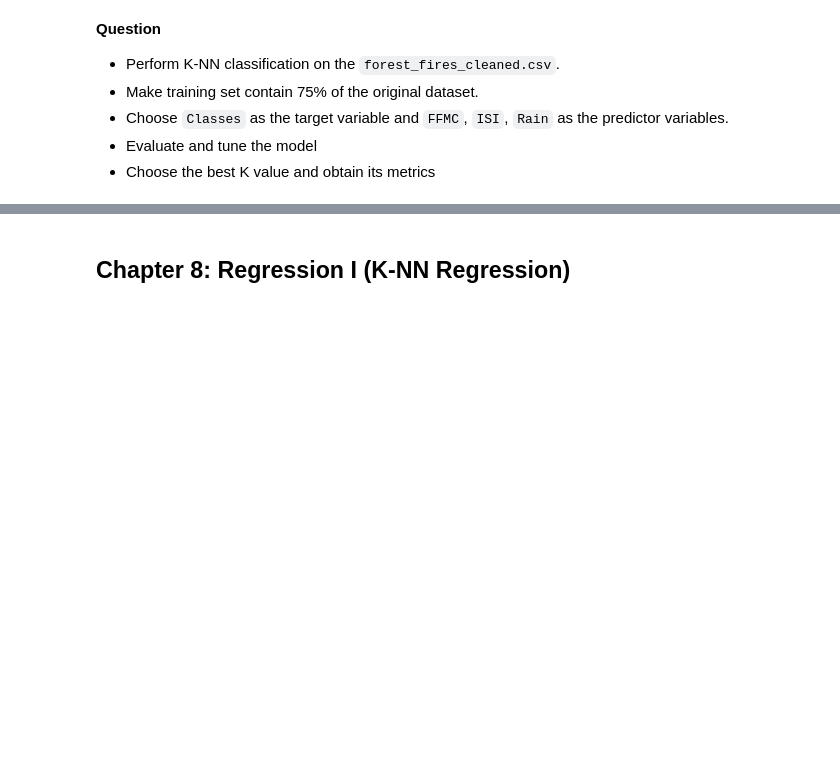
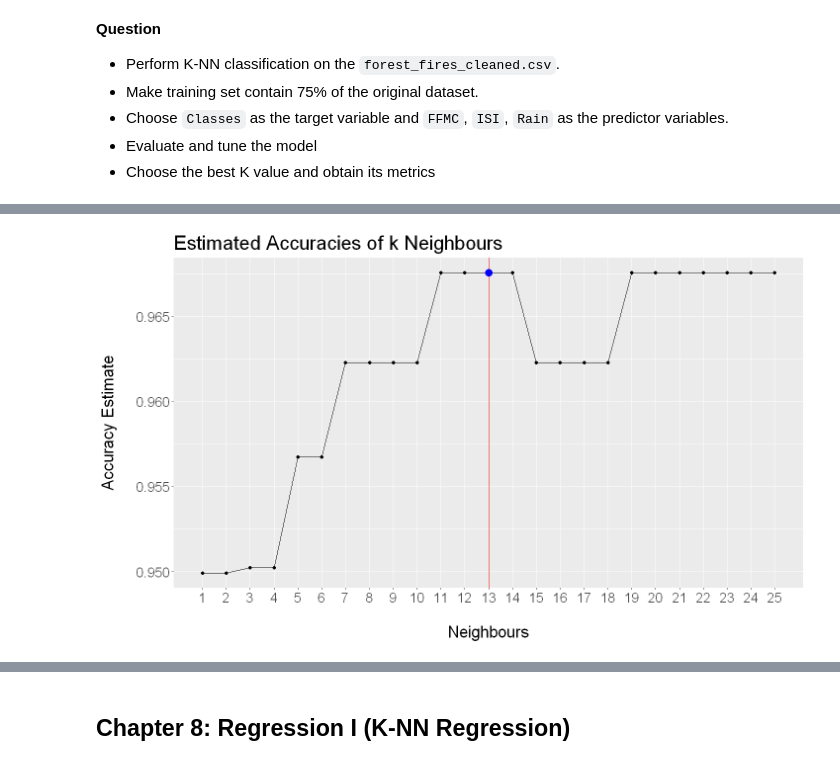
Before and after one commit to omertahi/DSCI100_Review_Session, a Jupyter notebook: Review Session 2.ipynb, the cells around one changed output, grey strips where cells are left out. Cells and saved outputs as stored; diff of their text form; code cells hidden in the pictures; blank space fills up the shorter version.

```diff
--- a/Review Session 2.ipynb
+++ b/Review Session 2.ipynb
@@ -716,18 +709,58 @@ ERROR: Error in parse(text = x, srcfile = src): The pipe operator requires a fun
 # %%
 ##(1)##
+set.seed(1234)
+
+ff_split <- initial_split(forest_fires, prop = 0.75, strata = Classes)
+ff_train <- training(ff_split)
+ff_test <- testing(ff_split)
 # %%
 set.seed(1)
 
 ##(3)##
-
+ff_recipe <- recipe(Classes ~ FFMC + ISI + Rain, data = ff_train) |>
+  step_scale(all_predictors()) |>
+  step_center(all_predictors())
 
 ##(4)##
-
+knn_spec <- nearest_neighbor(weight_func = "rectangular", neighbors = tune()) |>
+  set_engine("kknn") |>
+  set_mode("classification")
 
 ##(2)##
-
+ff_vfold <- vfold_cv(ff_train, v = 10, strata = Classes)
+gridvals <- tibble(neighbors = seq(1, 25))
 
 ##(5)##
+ff_results <- workflow() |>
+  add_recipe(ff_recipe) |>
+  add_model(knn_spec) |>
+  tune_grid(resamples = ff_vfold, grid = gridvals) |>
+  collect_metrics() |>
+  filter(.metric == "accuracy")
 # %%
 ##(6)##
 options(repr.plot.width = 12, repr.plot.height = 7)
+
+ky <- ff_results |>
+    filter(neighbors == 13) |>
+    select(mean) |>
+    pull()
+
+cross_val_plot <- ff_results |>
+    ggplot(aes(x = neighbors, y = mean)) +
+    geom_point() +
+    geom_line() +
+    geom_vline(xintercept = 13, colour = "red") +
+    geom_point(aes(x = 13, y = ky), size = 4, colour = "blue") +
+    labs(x = "\nNeighbours",
+         y = "Accuracy Estimate\n",
+         title = "Estimated Accuracies of k Neighbours") +
+    scale_x_continuous(limits = c(1, 25),
+                       breaks = seq(1, 25),
+                       minor_breaks = seq(1, 25, 1)) +
+    theme(text = element_text(size = 20),
+          plot.caption = element_text(size = 20, hjust = 0))
+
+cross_val_plot
+# %% [output]
+[figure, added]
```
Also changed, not shown: parts of 16 cells of this notebook.
